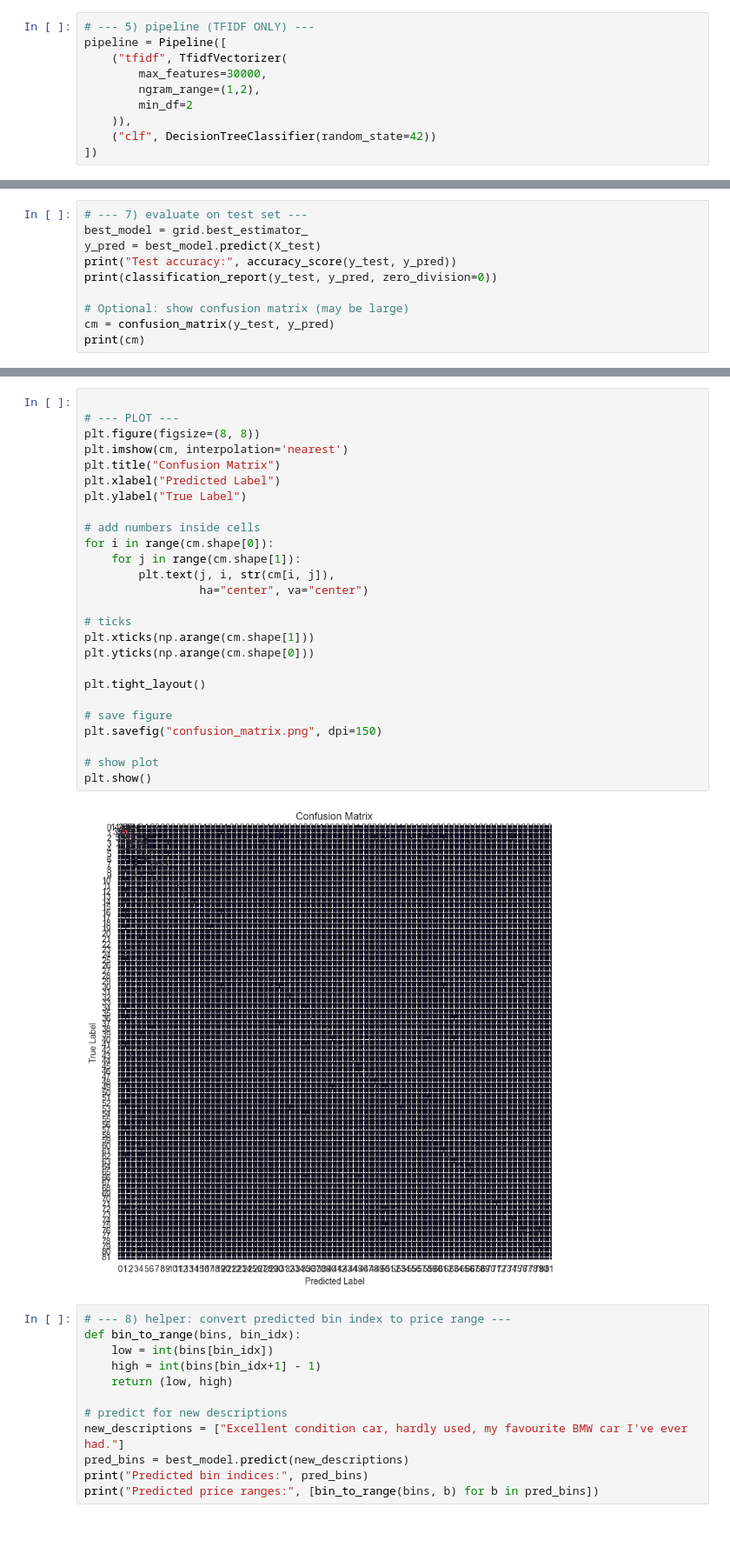
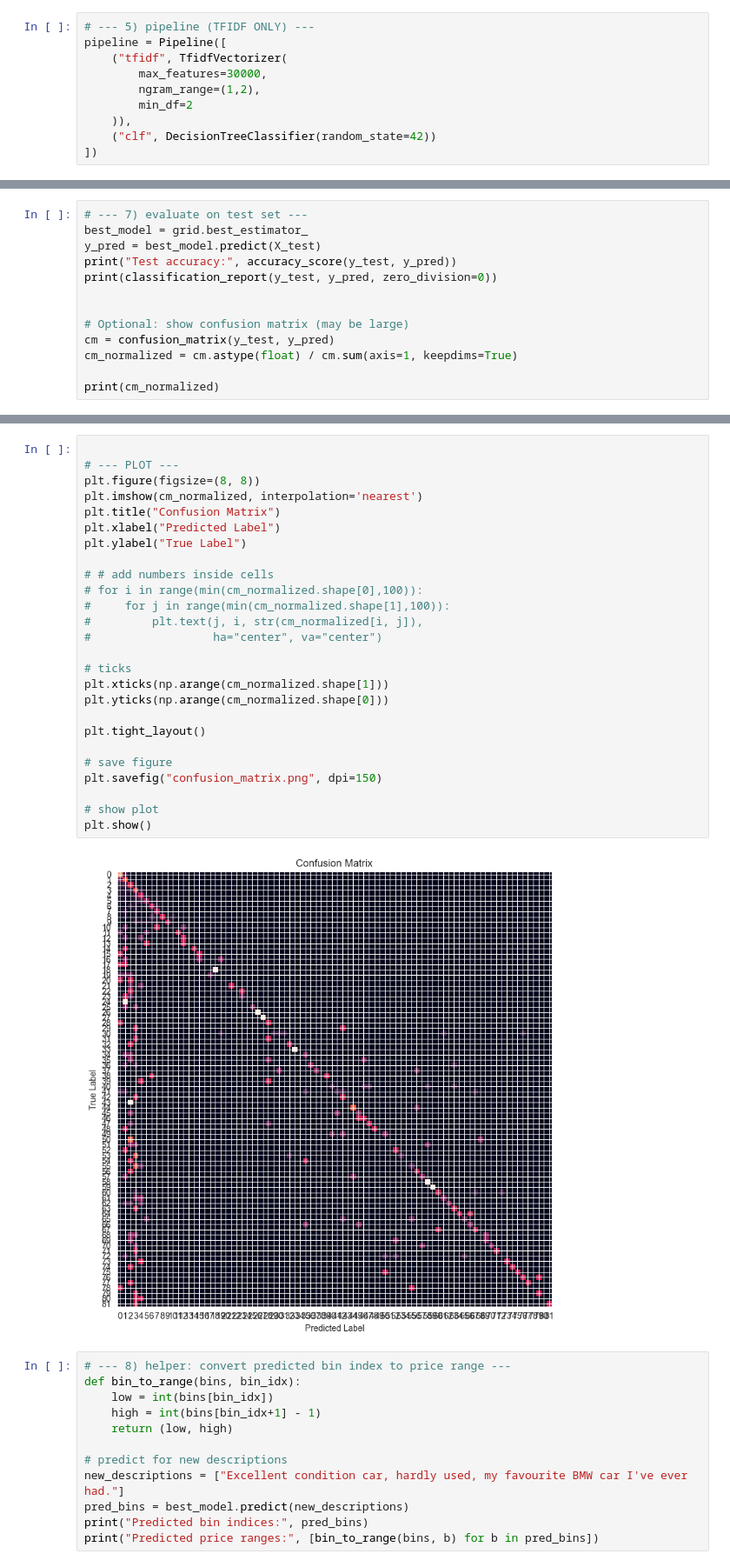
Before and after one commit to Advanced-Data-Mining/Otomoto_data_mining, a Jupyter notebook: models/tfidf_model.ipynb, the cells around one changed output, grey strips where cells are left out. Shown at 87% size. Drawn from its saved outputs; the diff is of its cells as text; blank space fills up the shorter version.

Commit message:
improve CM visually

```diff
--- a/models/tfidf_model.ipynb
+++ b/models/tfidf_model.ipynb
@@ -80,9 +80,12 @@ y_pred = best_model.predict(X_test)
 print("Test accuracy:", accuracy_score(y_test, y_pred))
 print(classification_report(y_test, y_pred, zero_division=0))
 
+
 # Optional: show confusion matrix (may be large)
 cm = confusion_matrix(y_test, y_pred)
-print(cm)
+cm_normalized = cm.astype(float) / cm.sum(axis=1, keepdims=True)
+
+print(cm_normalized)
 # %% [output]
 Test accuracy: 0.6551099025606164
               precision    recall  f1-score   support
@@ -104,31 +107,31 @@ Test accuracy: 0.6551099025606164
 # %%
 
 # --- PLOT ---
 plt.figure(figsize=(8, 8))
-plt.imshow(cm, interpolation='nearest')
+plt.imshow(cm_normalized, interpolation='nearest')
 plt.title("Confusion Matrix")
 plt.xlabel("Predicted Label")
 plt.ylabel("True Label")
 
-# add numbers inside cells
-for i in range(cm.shape[0]):
-    for j in range(cm.shape[1]):
-        plt.text(j, i, str(cm[i, j]),
-                 ha="center", va="center")
+# # add numbers inside cells
+# for i in range(min(cm_normalized.shape[0],100)):
+#     for j in range(min(cm_normalized.shape[1],100)):
+#         plt.text(j, i, str(cm_normalized[i, j]),
+#                  ha="center", va="center")
 
 # ticks
-plt.xticks(np.arange(cm.shape[1]))
-plt.yticks(np.arange(cm.shape[0]))
+plt.xticks(np.arange(cm_normalized.shape[1]))
+plt.yticks(np.arange(cm_normalized.shape[0]))
 
 plt.tight_layout()
 
 # save figure
 plt.savefig("confusion_matrix.png", dpi=150)
 
 # show plot
 plt.show()
 # %% [output]
-[figure, old version]
+[figure, new version]
 # %%
 # --- 8) helper: convert predicted bin index to price range ---
 def bin_to_range(bins, bin_idx):
```
Also changed, not shown: parts of 1 cell of this notebook.
